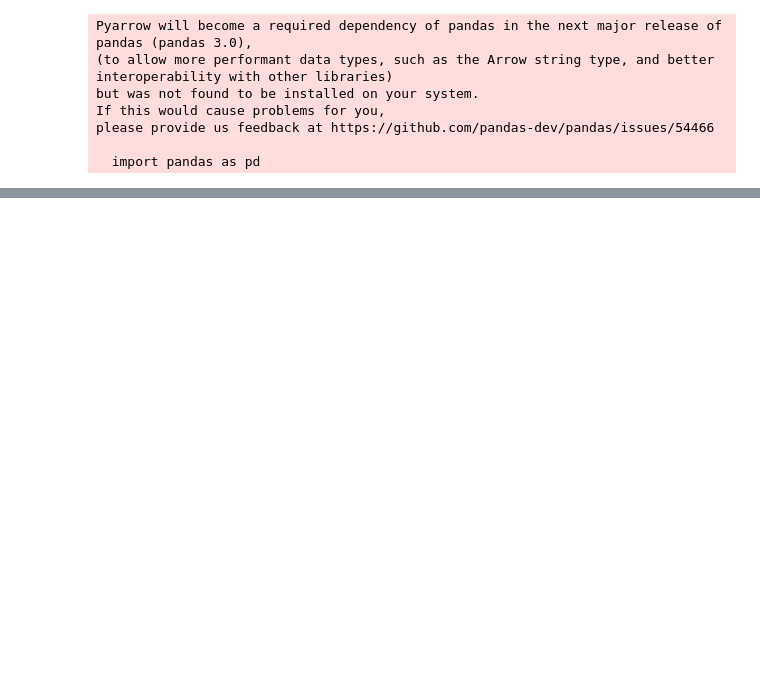
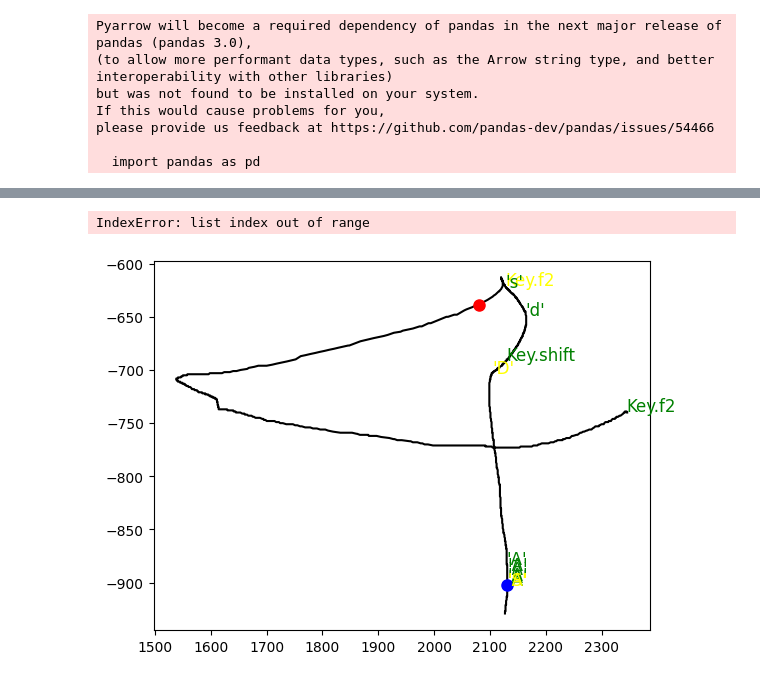
Before and after one commit to PattonYin/CSGO_AI, a Jupyter notebook: mouse_tracking/visualization.ipynb, the cells around one changed output, grey strips where cells are left out. Saved outputs shown, nothing was run; the diff lists cells and outputs as text; code cells hidden in the pictures; blank space fills up the shorter version.

```diff
--- a/mouse_tracking/visualization.ipynb
+++ b/mouse_tracking/visualization.ipynb
@@ -33,0 +12,69 @@ plt.show()
+# %%
+file_path = 'sample/sample_04.txt'
+# %%
+# Initialize lists to store data
+x_coords = [] # Store mouse trajectory
+y_coords = [] # Store mouse trajectory
+x_coords_mouse = [] # Store mouse click
+y_coords_mouse = [] # Store mouse click
+pressed_or_released_mouse = []
+
+x_coords_key = [] # Store key press
+y_coords_key = [] # Store key press
+key_pressed = []
+pressed_or_released_key = []
+
+last_mouse_x = None
+last_mouse_y = None
+
+with open(file_path, 'r') as file:
+    for line in file:
+        parts = line.strip().split(',')
+        if parts[0] == "mouse" and len(parts) == 4:  # Ensure the line has at least four columns
+            x, y = parts[1:3]  # Extract the x and y coordinates
+            x_coords.append(int(x))
+            y_coords.append(int(y))
+            last_mouse_x = int(x)
+            last_mouse_y = int(y)
+
+        elif parts[0] == "mouse":
+            x, y = parts[1:3]
+            x_coords_mouse.append(int(x))
+            y_coords_mouse.append(int(y))
+            pressed_or_released_mouse.append(parts[4])
+        elif parts[0] == "key":
+            key_pressed.append(parts[1])
+            pressed_or_released_key.append(parts[2])
+            # Use the last recorded mouse position for the key press event
+            if last_mouse_x is not None and last_mouse_y is not None:
+                x_coords_key.append(last_mouse_x)
+                y_coords_key.append(last_mouse_y)
+
+# Invert the y-coordinates to match the screen coordinates
+if y_coords_key:
+    y_coords_key = [-y for y in y_coords_key]
+if y_coords_mouse:
+    y_coords_mouse = [-y for y in y_coords_mouse]
+if y_coords:
+    y_coords = [-y for y in y_coords]
+
+plt.plot(x_coords, y_coords, 'k-')
+for i in range(len(x_coords_mouse)):
+    if pressed_or_released_mouse[i] == 'pressed':
+        plt.plot(x_coords_mouse[i], y_coords_mouse[i], 'ro', markersize=8)  # 'ro' for red circle marker
+    else:
+        plt.plot(x_coords_mouse[i], y_coords_mouse[i], 'bo', markersize=8)  # 'bo' for blue circle marker
+for i in range(len(key_pressed)):
+    if pressed_or_released_key[i] == 'pressed':
+        plt.text(x_coords_key[i], y_coords_key[i], key_pressed[i], fontsize=12, color='green')
+    else:
+        plt.text(x_coords_key[i], y_coords_key[i], key_pressed[i], fontsize=12, color='yellow')
+
+plt.xlabel('X Coordinate')
+plt.ylabel('Y Coordinate')
+plt.title('Mouse Coordinates with Pressed/Released Events')
+plt.grid(True)
+plt.show()
+# %% [output]
+IndexError: list index out of range
+[figure, added]
```
Also changed, not shown: parts of 1 cell of this notebook, 14 other files.
